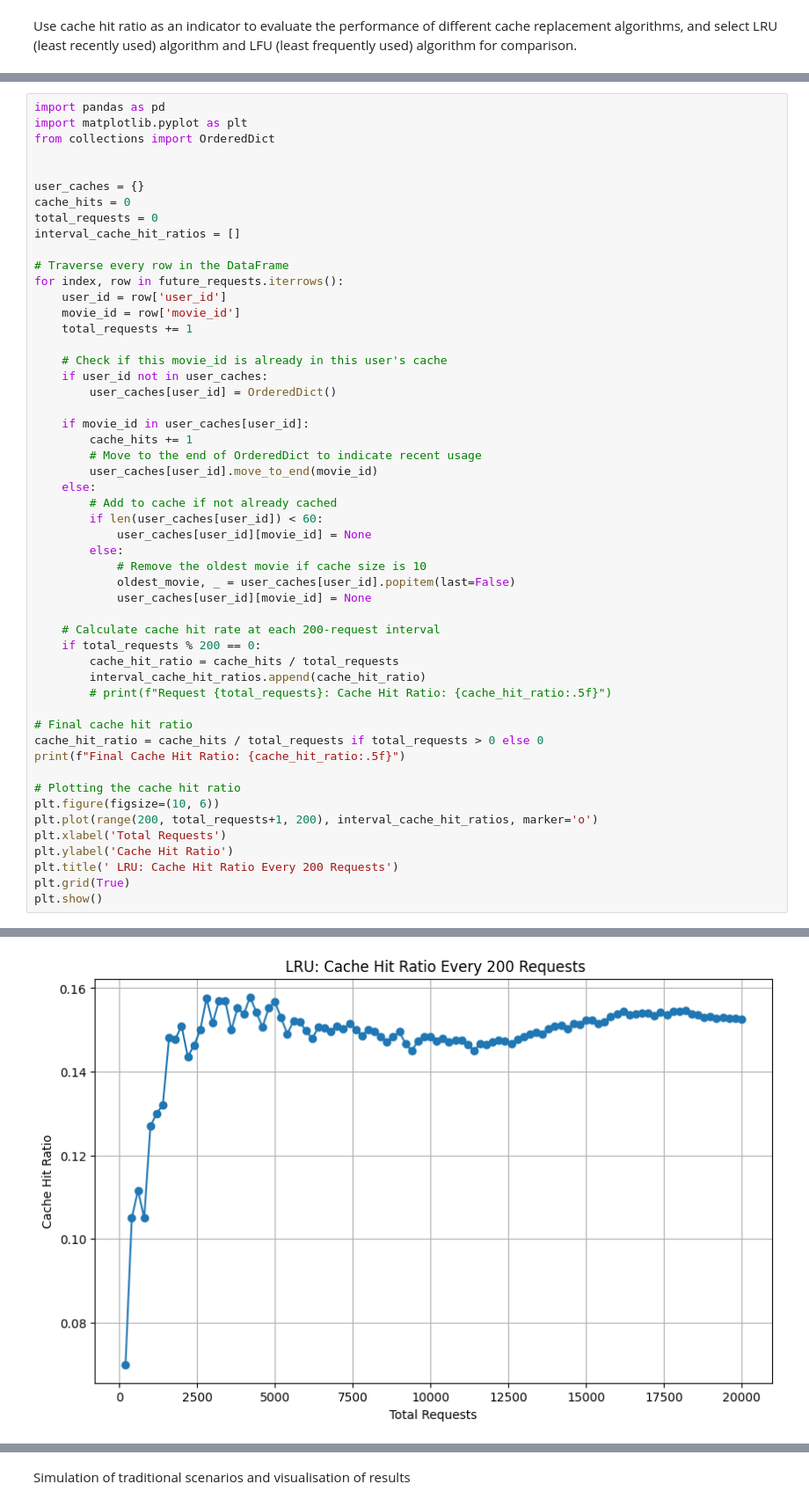
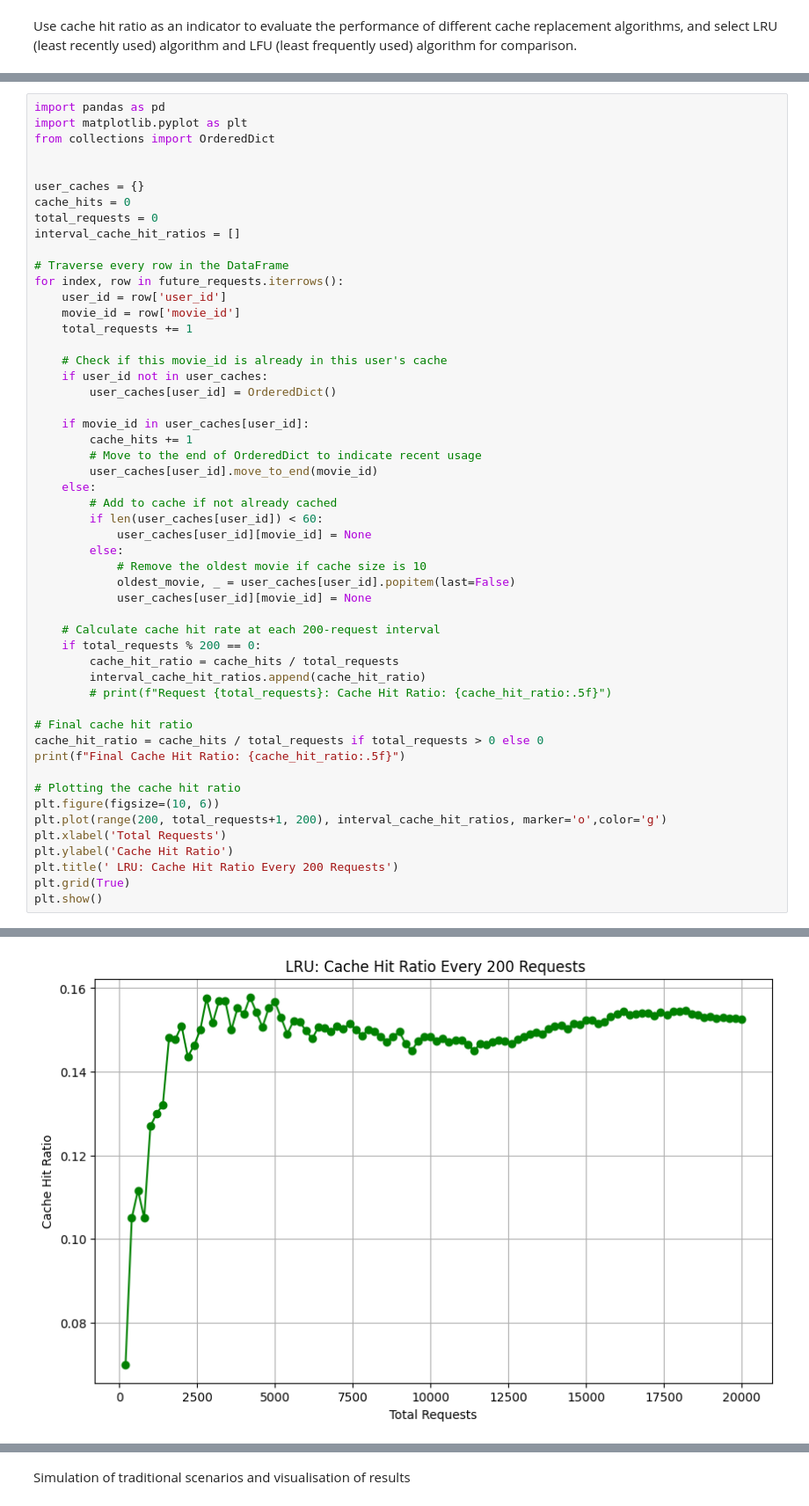
Before and after one commit to cifiyoo/hwt-project, a Jupyter notebook: hwt-project.ipynb, the cells around one changed output, grey strips where cells are left out. Shown at 88% size. Drawn from its saved outputs; the diff is of its cells as text.

```diff
--- a/hwt-project.ipynb
+++ b/hwt-project.ipynb
@@ -1200,35 +1200,35 @@ for index, row in future_requests.iterrows():
         # Move to the end of OrderedDict to indicate recent usage
         user_caches[user_id].move_to_end(movie_id)
     else:
         # Add to cache if not already cached
         if len(user_caches[user_id]) < 60:
             user_caches[user_id][movie_id] = None
         else:
             # Remove the oldest movie if cache size is 10
             oldest_movie, _ = user_caches[user_id].popitem(last=False)
             user_caches[user_id][movie_id] = None
 
     # Calculate cache hit rate at each 200-request interval
     if total_requests % 200 == 0:
         cache_hit_ratio = cache_hits / total_requests
         interval_cache_hit_ratios.append(cache_hit_ratio)
         # print(f"Request {total_requests}: Cache Hit Ratio: {cache_hit_ratio:.5f}")
 
 # Final cache hit ratio
 cache_hit_ratio = cache_hits / total_requests if total_requests > 0 else 0
 print(f"Final Cache Hit Ratio: {cache_hit_ratio:.5f}")
 
 # Plotting the cache hit ratio
 plt.figure(figsize=(10, 6))
-plt.plot(range(200, total_requests+1, 200), interval_cache_hit_ratios, marker='o')
+plt.plot(range(200, total_requests+1, 200), interval_cache_hit_ratios, marker='o',color='g')
 plt.xlabel('Total Requests')
 plt.ylabel('Cache Hit Ratio')
 plt.title(' LRU: Cache Hit Ratio Every 200 Requests')
 plt.grid(True)
 plt.show()
 # %% [output]
 Final Cache Hit Ratio: 0.15255
-[figure, old version]
+[figure, new version]
 # %%
 # FIFO
 user_caches = {}
```
Also changed, not shown: parts of 3 cells of this notebook.
